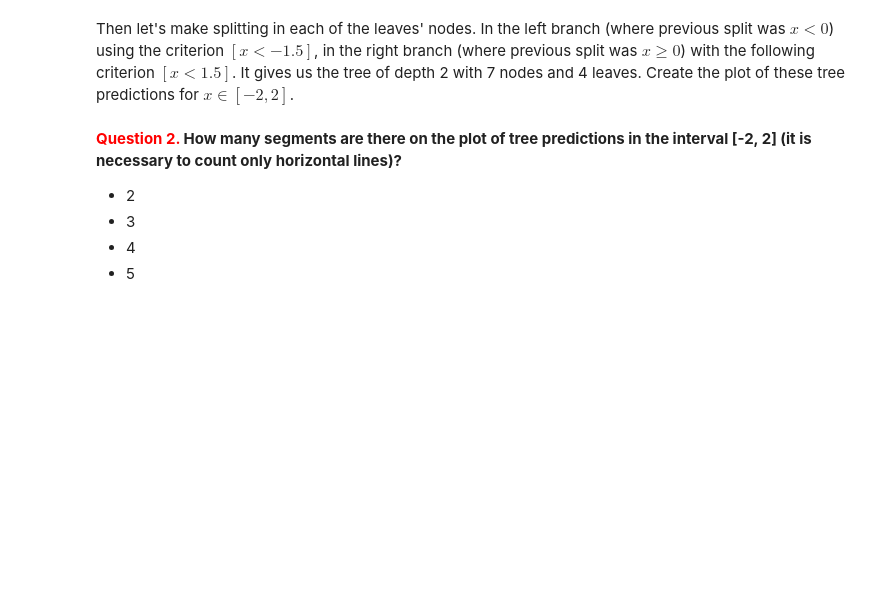
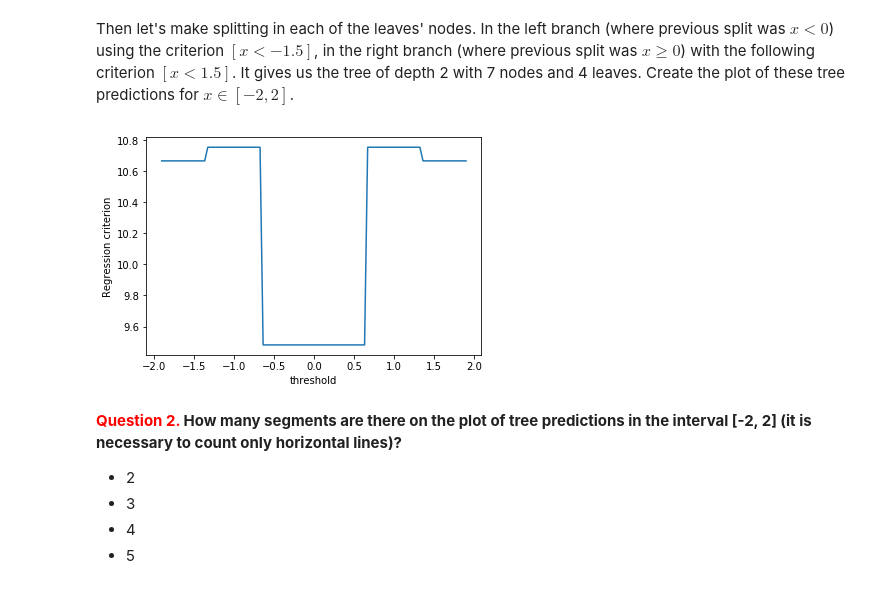
Before and after one commit to plyutik/mlcourse.ai, a Jupyter notebook: jupyter_english/assignments_fall2018/assignment3_decision_trees.ipynb, the cells around one changed output. Cells and saved outputs as stored; diff of their text form; code cells hidden in the pictures; blank space fills up the shorter version.

```diff
--- a/jupyter_english/assignments_fall2018/assignment3_decision_trees.ipynb
+++ b/jupyter_english/assignments_fall2018/assignment3_decision_trees.ipynb
@@ -58,19 +77,3 @@ Here $\large y_i = y(x_i)$ is the answer for the $\large x_i$ instance. Feature
 In our 1D case,  there's only one feature so $\large Q$ depends only on threshold $\large t$ and training data $\large X$ and $\large y$. Let's designate it $\large Q_{1d}(X, y, t)$ meaning that the criterion no longer depends on feature index $\large j$, i.e. in 1D case $\large j = 0$.
 
 Create the plot of criterion $\large Q_{1d}(X, y, t)$  as a function of threshold value $t$ on the interval $[-1.9, 1.9]$.
-# %%
-def regression_var_criterion(X, y, t):
-    # Left and right parts
-    X_l = [x for x in X if x < t]
-    X_r = [x for x in X if x > t]
-    # Variances of X parts
-    d_x = np.var(X)
-    d_x_l = np.var(X_l)
-    d_x_r = np.var(X_r)
-#     Q = d_x - ((len(X_l) / len(X)) * d_x_l) - ((len(X_r) / len(X)) * X_r)
-    Q1 = ((len(X_l) / len(X)) * d_x_l)
-    Q2 = ((len(X_r) / len(X)) * d_x_r)
-    Q = d_x - Q1 - Q2
-    print(Q)
-
-    # You code here
@@ -80,3 +79,0 @@ y = X ** 3
-# %%
-t = 0
-regression_var_criterion(X, y, t)
@@ -85,3 +80,10 @@ regression_var_criterion(X, y, t)
+# %%
+def regression_var_criterion(X, y, t):
+    X_left, X_right = X[X < t], X[X >= t]
+    y_left, y_right = y[X < t], y[X >= t]
+    return np.var(y) - X_left.shape[0] / X.shape[0] * \
+           np.var(y_left) - X_right.shape[0] / X.shape[0] * \
+            np.var(y_right)
 # %% [markdown]
 **<font color='red'>Question 1.</font> Is the threshold value $t = 0$ optimal according to the variance criterion?**
 - Yes
@@ -93,3 +93,12 @@ Then let's make splitting in each of the leaves' nodes. In the left branch (wher
+# %%
+thresholds = np.linspace(-1.9, 1.9, 100)
+crit_by_thres = [regression_var_criterion(X, y, thres) for thres in thresholds]
+
+plt.plot(thresholds, crit_by_thres)
+plt.xlabel('threshold')
+plt.ylabel('Regression criterion');
+# %% [output]
+[figure, added]
 # %% [markdown]
 **<font color='red'>Question 2.</font> How many segments are there on the plot of tree predictions in the interval [-2, 2] (it is necessary to count only horizontal lines)?**
 - 2
```
Also changed, not shown: parts of 20 cells of this notebook, 2 other files.
